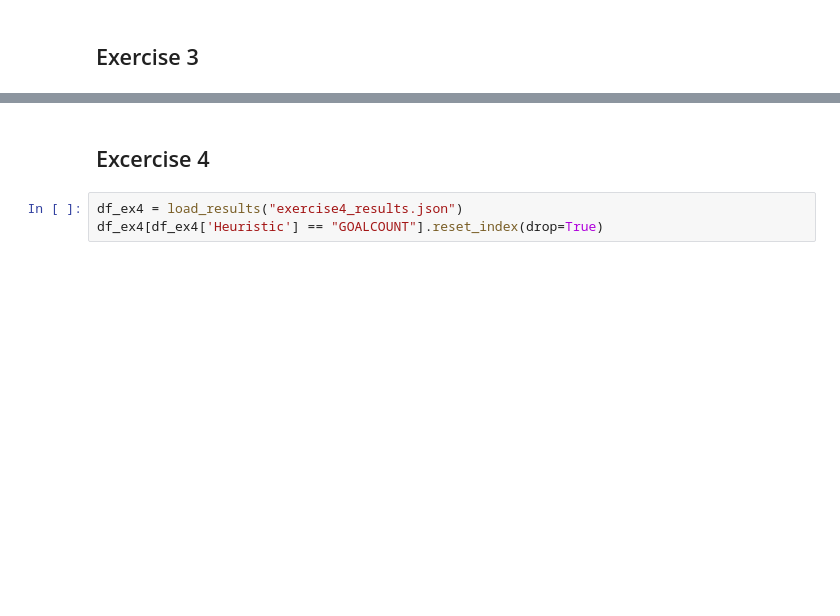
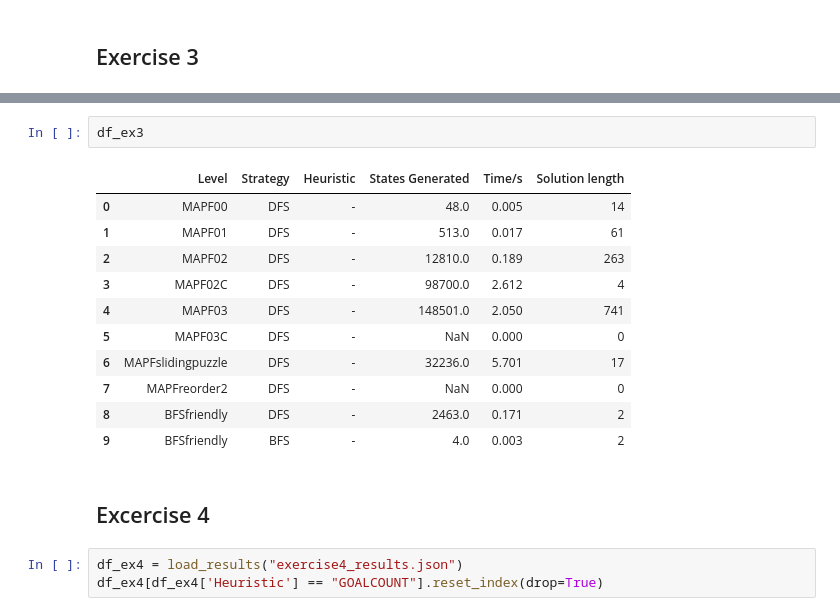
Before and after one commit to NicholasBorch/02182-Symbolic-AI, a Jupyter notebook: results.ipynb, the cells around one changed output, grey strips where cells are left out. Drawn from its saved outputs; the diff is of its cells as text; blank space fills up the shorter version.

```diff
--- a/results.ipynb
+++ b/results.ipynb
@@ -31,3 +31,17 @@ df[:2].reset_index(drop=True).drop(columns=['Heuristic'])
+# %%
+df_ex3
+# %% [output]
+|  | Level | Strategy | Heuristic | States Generated | Time/s | Solution length |
+| 0 | MAPF00 | DFS | - | 48.0 | 0.005 | 14 |
+| 1 | MAPF01 | DFS | - | 513.0 | 0.017 | 61 |
+| 2 | MAPF02 | DFS | - | 12810.0 | 0.189 | 263 |
+| 3 | MAPF02C | DFS | - | 98700.0 | 2.612 | 4 |
+| 4 | MAPF03 | DFS | - | 148501.0 | 2.050 | 741 |
+| 5 | MAPF03C | DFS | - | NaN | 0.000 | 0 |
+| 6 | MAPFslidingpuzzle | DFS | - | 32236.0 | 5.701 | 17 |
+| 7 | MAPFreorder2 | DFS | - | NaN | 0.000 | 0 |
+| 8 | BFSfriendly | DFS | - | 2463.0 | 0.171 | 2 |
+| 9 | BFSfriendly | BFS | - | 4.0 | 0.003 | 2 |
 # %% [markdown]
 ## Excercise 4
 # %%
```
Also changed, not shown: parts of 8 cells of this notebook, 2 other files.
